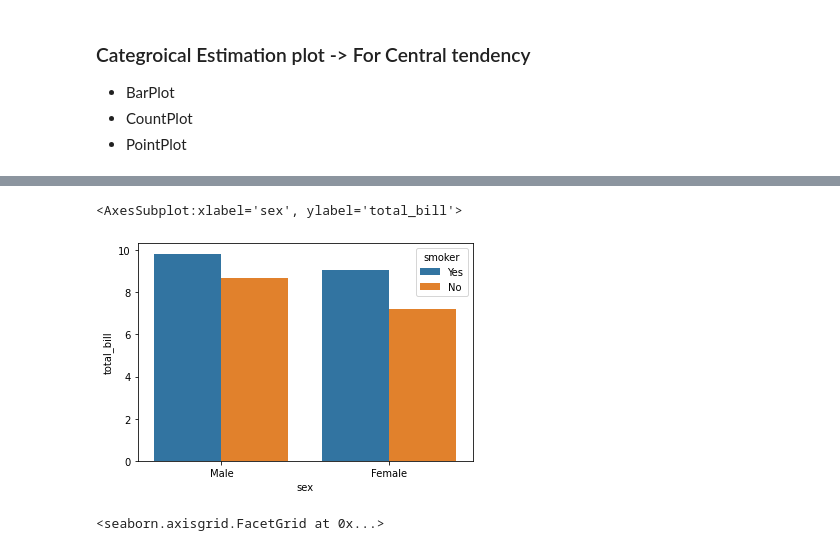
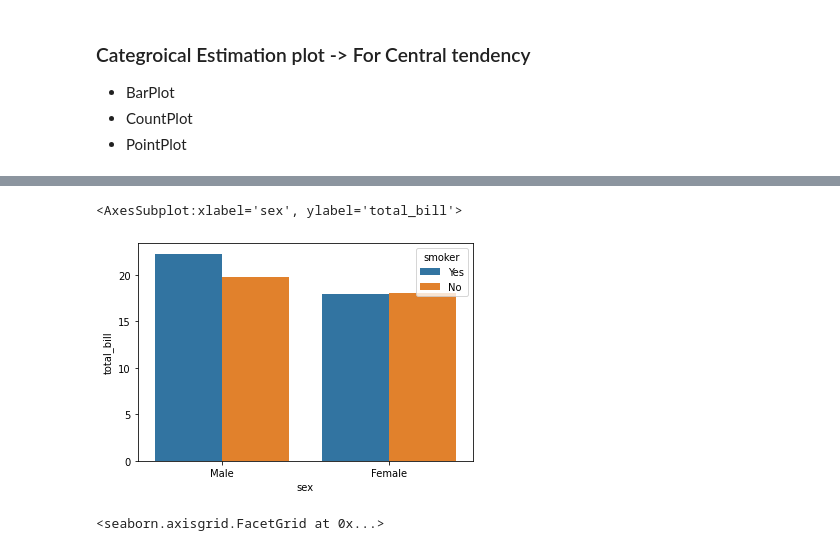
Before and after one commit to Sumit1412/DataScienceUsingPython, a Jupyter notebook: Class4 - Seaborn_final.ipynb, the cells around one changed output, grey strips where cells are left out. Drawn from its saved outputs; the diff is of its cells as text; code cells hidden in the pictures.

```diff
--- a/Class4 - Seaborn_final.ipynb
+++ b/Class4 - Seaborn_final.ipynb
@@ -430,9 +411,9 @@ sns.catplot(data = tips,x='day',y='total_bill',kind = 'violin',hue = 'sex',split
 # %%
 import numpy as np
-sns.barplot(data = tips, x = 'sex', y='total_bill',ci=None,hue = 'smoker',estimator=np.std)
+sns.barplot(data = tips, x = 'sex', y='total_bill',ci=None,hue = 'smoker')
 # %% [output]
 <AxesSubplot:xlabel='sex', ylabel='total_bill'>
-[figure, old version]
+[figure, new version]
 # %%
 sns.catplot(data = tips, x = 'sex', y='total_bill',kind = 'bar',ci=None)
 # %% [output]
```
Also changed, not shown: parts of 25 cells of this notebook.
